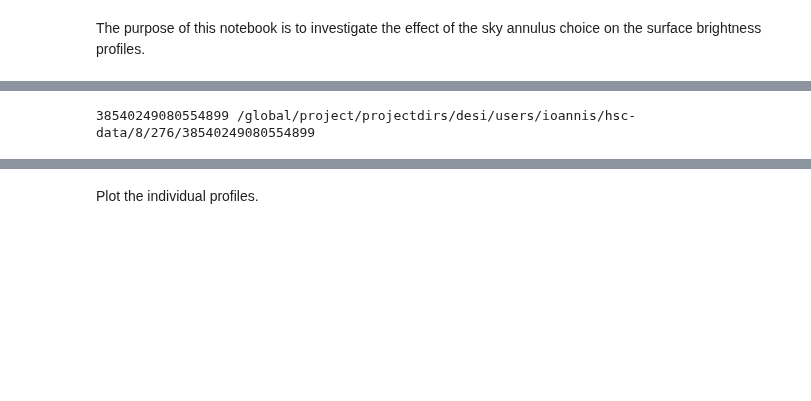
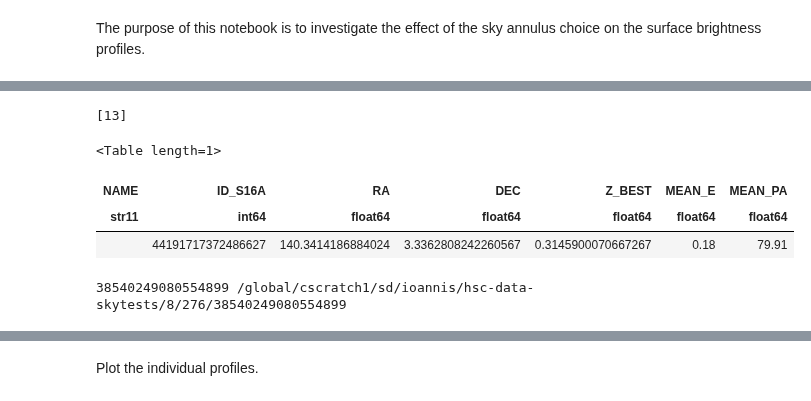
Before and after one commit to moustakas/legacyhalos, a Jupyter notebook: doc/sandbox/legacyhsc-sky-profiles.ipynb, the cells around one changed output, grey strips where cells are left out. Drawn from its saved outputs; the diff is of its cells as text; code cells hidden in the pictures; blank space fills up the shorter version.

```diff
--- a/doc/sandbox/legacyhsc-sky-profiles.ipynb
+++ b/doc/sandbox/legacyhsc-sky-profiles.ipynb
@@ -27,5 +24,19 @@ Read galaxy indices 0 through 38 (N=38) from /global/project/projectdirs/desi/us
+# %%
+sample = Table.read(os.path.join(os.getenv('HSC_DIR'), 'temp-hsc-sample-s16a-lowz.fits'))
+#sample = read_sample(verbose=True)
+ngal = len(sample)
+#sample
+ww = np.where(sample['ID_S16A'] == 44191717372486627)[0]
+print(ww)
+sample[ww]
+# %% [output]
+[13]
+<Table length=1>
+| NAME | ID_S16A | RA | DEC | Z_BEST | MEAN_E | MEAN_PA |
+| str11 | int64 | float64 | float64 | float64 | float64 | float64 |
+|  | 44191717372486627 | 140.3414186884024 | 3.3362808242260567 | 0.3145900070667267 | 0.18 | 79.91 |
 # %%
 galaxy, galaxydir = get_galaxy_galaxydir(sample)
 print(galaxy[0], galaxydir[0])
 # %% [output]
-38540249080554899 /global/project/projectdirs/desi/users/ioannis/hsc-data/8/276/38540249080554899
+38540249080554899 /global/cscratch1/sd/ioannis/hsc-data-skytests/8/276/38540249080554899
```
Also changed, not shown: parts of 7 cells of this notebook, 3 other files.
